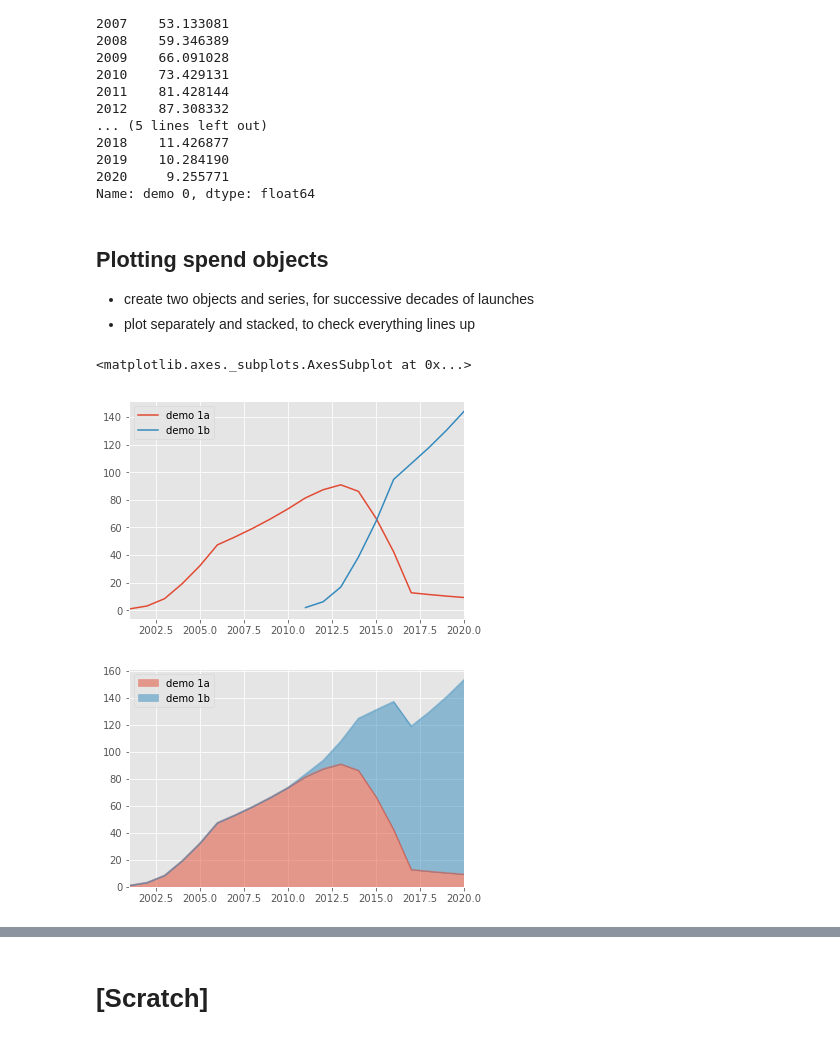
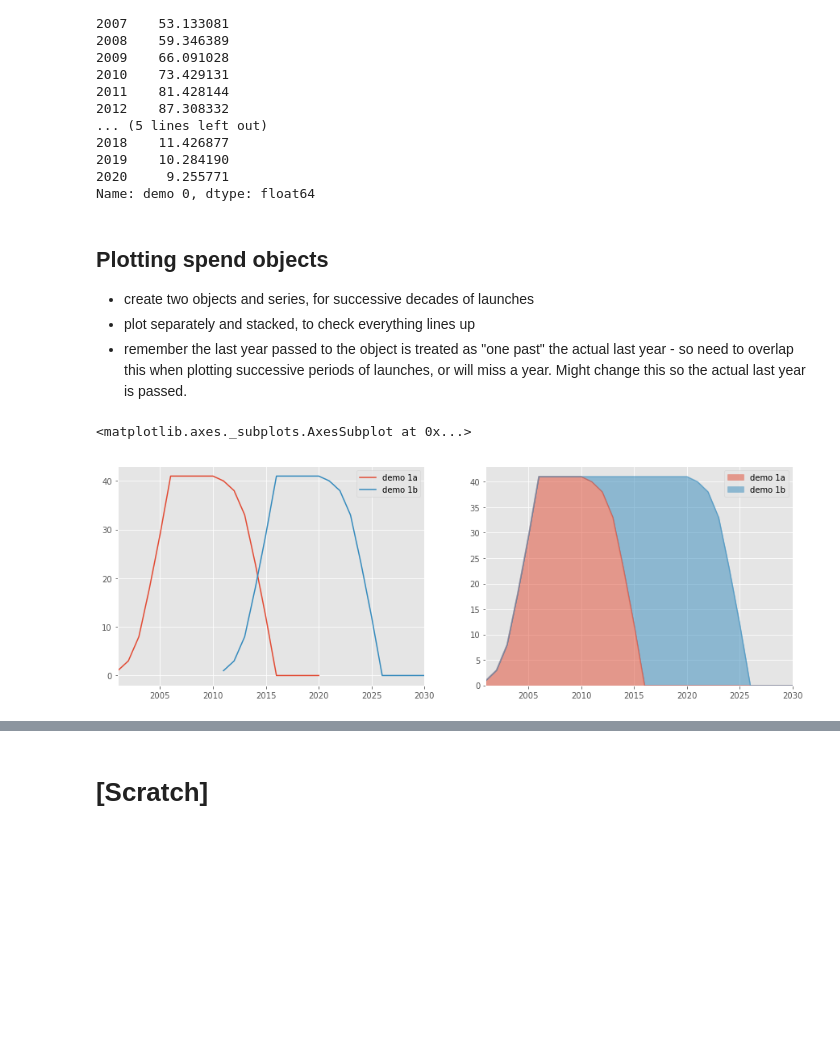
Before and after one commit to opi9a/data_accelerator, a Jupyter notebook: spend_main_dev.ipynb, the cells around one changed output, grey strips where cells are left out. Drawn from its saved outputs; the diff is of its cells as text; code cells hidden in the pictures; blank space fills up the shorter version.

Commit message:
fixed bug in calculating launch periods

```diff
--- a/spend_main_dev.ipynb
+++ b/spend_main_dev.ipynb
@@ -39,8 +40,9 @@ import matplotlib.pyplot as plt
 plt.style.use('ggplot')
 # %%
 class SpendObject:
-    '''Defines a body of spending based on a period of launches (cohorts), each based on a fundamental
-    profile and cohort growth (i.e. change in magnitude of profile over successive cohorts).
+    '''Defines a body of spending based on a period of launches (cohorts), each of which follows
+    a fundamental profile.
+    Also reflects cohort growth (i.e. change in magnitude of profile over successive cohorts).
     The period for calculating spend is open:  the last period in the profile is taken to be the
     "terminal" spend, which continues indefinitely, changing according to the terminal growth rate
     (this would normally be negative).
@@ -51,13 +53,13 @@ class SpendObject:
         self.prof_scale = scale
         self.l_start = launch_start
         self.l_stop = launch_stop
-        self.launch_pers = self.l_stop +1 - self.l_start
+        self.launch_pers = self.l_stop -1 - self.l_start # need the minus 1 as input is one past end
         self.prof_len = len(profile)
         self.coh_growth = coh_growth
         self.term_growth = term_growth
         self.term_value = profile[-1]
         self.name = name
-        width = 30
+
         self._info = {"name": self.name,
                      "first launch period": self.l_start,
                      "last launch period": self.l_stop,
@@ -72,9 +74,6 @@ class SpendObject:
 
 ########################################## MAIN FUNCTION #################################################
 
-    # Takes a point in time (eg year or other period), calculates spend in that period on all cohorts
-    # (i.e. launches from a given previous period eg year)
-
 
     def _spender(self, spend_per, debug=False):
         '''Generator function which iterates through all cohorts extant at spend_per,
@@ -85,8 +84,8 @@ class SpendObject:
         # NB - USES ZERO-BASED INDEXING FOR EVERYTHING
 
         # First, define the frame by going back from the spend period by the number of launch periods
-        # This must give the actual indexes of the relevant elements of the profile for iterating
-        # Zero based, and wants to go one past the end (that's how iteration works)
+        # This frame must give the actual indexes of relevant elements of the profile for iterating
+        # Zero based, and wants to go one past the end (because that's how iteration works)
 
         frame = (max(0, spend_per - self.launch_pers), spend_per+1)
 
@@ -148,6 +147,7 @@ class SpendObject:
 
 ############################################ --- ENDS --- ##############################################
 
+
     # This allows instances to be indexed to give spend at any time point or slice.  Not sure if it's useful.
     def __getitem__(self, sl):
         # test if it's a single index, rather than a slice
@@ -186,7 +186,8 @@ class SpendObject:
 First create some profiles
 # %%
 test_profile = np.array([1,2,5,10,11,12,1])
-test_profile1 = np.array([1]*5)
+test_profile_no_term = np.array([1,2,5,10,11,12,0])
+test_profile_1 = np.array([1]*5)
 # %% [markdown]
 ### Demos
 - create a spend object
@@ -260,17 +261,17 @@ Name: demo 0, dtype: float64
 ## Plotting spend objects
 - create two objects and series, for successive decades of launches
 - plot separately and stacked, to check everything lines up
+- remember the last year passed to the object is treated as "one past" the actual last year - so need to overlap this when plotting successive periods of launches, or will miss a year.  Might change this so the actual last year is passed.
 # %%
-demo_1a = SpendObject(test_profile, 2001, 2010, 0.1, -0.1, 1, "demo 1a")
+demo_1a = SpendObject(test_profile_no_term, 2001, 2011, 0, 0, 1, "demo 1a")
 pd_1a = demo_1a.get_pd(20, debug=False)
 
-demo_1b = SpendObject(test_profile, 2011, 2020, 0.1, -0.1, 2, "demo 1b")
-pd_1b = demo_1b.get_pd(10, debug=False)
+demo_1b = SpendObject(test_profile_no_term, 2011, 2021, 0, 0, 1, "demo 1b")
+pd_1b = demo_1b.get_pd(20, debug=False)
 
-pd.concat([pd_1a, pd_1b], axis=1).plot()
-
-pd.concat([pd_1a, pd_1b], axis=1).plot(kind="area", stacked=True, alpha=0.5)
+fig, axs = plt.subplots(1,2)
+pd.concat([pd_1a, pd_1b], axis=1).plot(ax=axs[0], figsize=(15,5))
+pd.concat([pd_1a, pd_1b], axis=1).plot(ax=axs[1], kind="area", stacked=True, alpha=0.5)
 # %% [output]
 <matplotlib.axes._subplots.AxesSubplot at 0x...>
-[figure, old version]
+[figure, new version]
-[figure, removed]
```
Also changed, not shown: parts of 9 cells of this notebook.
